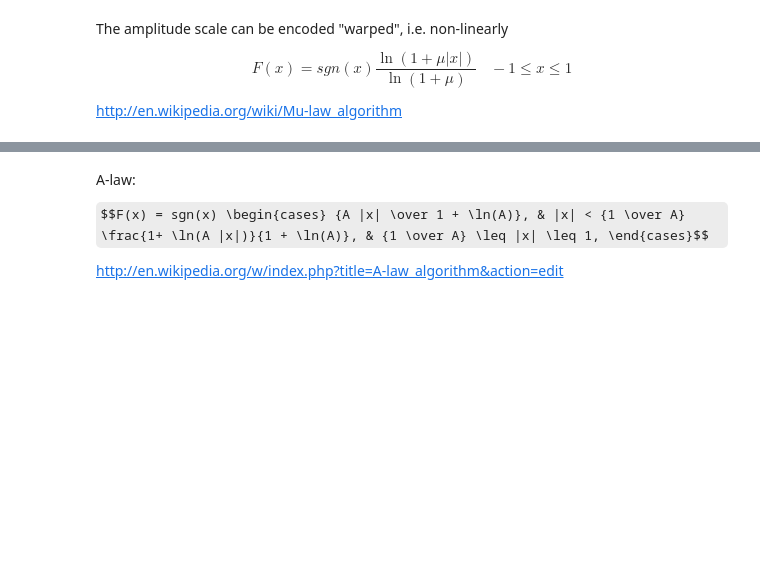
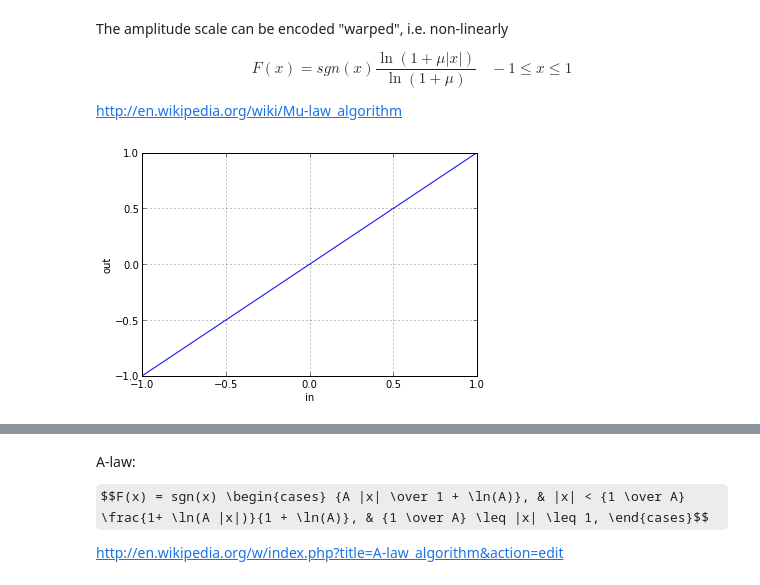
Before and after one commit to mantaraya36/201A-ipython, a Jupyter notebook: Sampling and Quantization.ipynb, the cells around one changed output, grey strips where cells are left out. Saved outputs shown, nothing was run; the diff lists cells and outputs as text; code cells hidden in the pictures; some formulas as TeX source; blank space fills up the shorter version.

```diff
--- a/Sampling and Quantization.ipynb
+++ b/Sampling and Quantization.ipynb
@@ -348,6 +375,14 @@ The amplitude scale can be encoded "warped", i.e. non-linearly
 $$F(x) = sgn(x) \frac{\ln(1+ \mu |x|)}{\ln(1+\mu)}~~~~-1 \leq x \leq 1$$
 
 http://en.wikipedia.org/wiki/Mu-law_algorithm
+# %%
+x = linspace(-1,1, 100)x = linspace(-1,1, 100)
+ylabel('out')
+xlabel('in')
+plot(x, x)
+grid()
+# %% [output]
+[figure, added]
 # %%
 x = linspace(-1,1, 100)
 bits = 8
```
Also changed, not shown: parts of 21 cells of this notebook.
